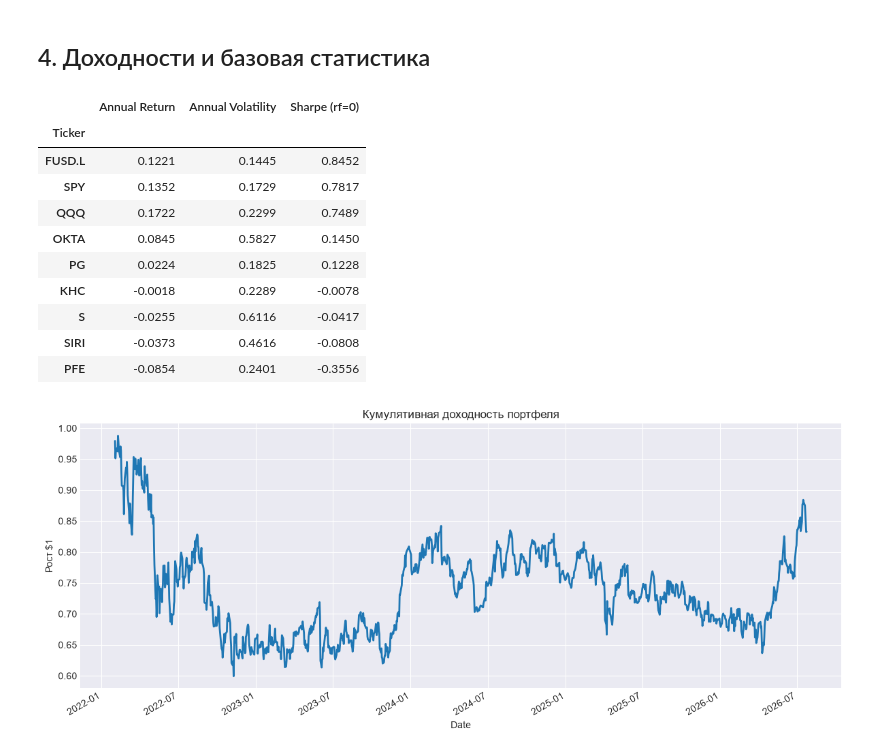
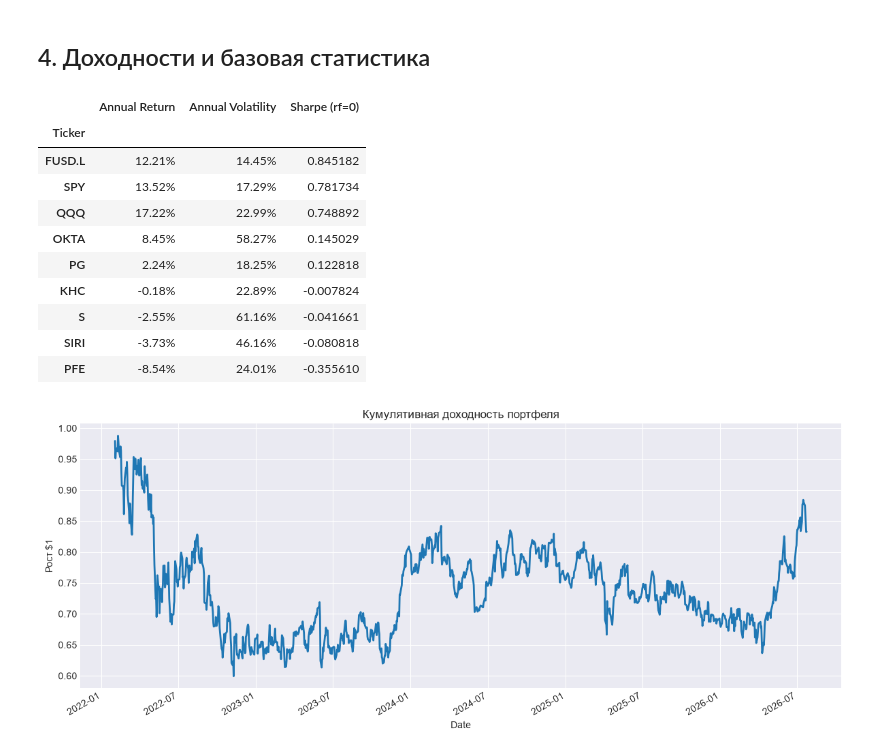
Before and after one commit to koss28/Portfolio_analysis, a Jupyter notebook: notebooks/portfolio risk analytics.ipynb, the cells around one changed output. Drawn from its saved outputs; the diff is of its cells as text; code cells hidden in the pictures.

```diff
--- a/notebooks/portfolio risk analytics.ipynb
+++ b/notebooks/portfolio risk analytics.ipynb
@@ -195,29 +197,32 @@ extreme_events.to_csv(
 # %%
 returns = prices_clean.pct_change().dropna()
 
 # Годовая доходность и волатильность по активам
 annual_return = returns.mean() * 252
 annual_vol = returns.std() * np.sqrt(252)
 
 stats_table = pd.DataFrame({
     'Annual Return': annual_return,
     'Annual Volatility': annual_vol,
     'Sharpe (rf=0)': annual_return / annual_vol
 }).sort_values('Sharpe (rf=0)', ascending=False)
 
-stats_table
+stats_table.style.format({
+    'Annual Return': "{:.2%}",
+    'Annual Volatility': "{:.2%}"}
+)
 # %% [output]
 |  | Annual Return | Annual Volatility | Sharpe (rf=0) |
 | Ticker |  |  |  |
-| FUSD.L | 0.1221 | 0.1445 | 0.8452 |
-| SPY | 0.1352 | 0.1729 | 0.7817 |
-| QQQ | 0.1722 | 0.2299 | 0.7489 |
-| OKTA | 0.0845 | 0.5827 | 0.1450 |
-| PG | 0.0224 | 0.1825 | 0.1228 |
-| KHC | -0.0018 | 0.2289 | -0.0078 |
-| S | -0.0255 | 0.6116 | -0.0417 |
-| SIRI | -0.0373 | 0.4616 | -0.0808 |
-| PFE | -0.0854 | 0.2401 | -0.3556 |
+| FUSD.L | 12.21% | 14.45% | 0.845182 |
+| SPY | 13.52% | 17.29% | 0.781734 |
+| QQQ | 17.22% | 22.99% | 0.748892 |
+| OKTA | 8.45% | 58.27% | 0.145029 |
+| PG | 2.24% | 18.25% | 0.122818 |
+| KHC | -0.18% | 22.89% | -0.007824 |
+| S | -2.55% | 61.16% | -0.041661 |
+| SIRI | -3.73% | 46.16% | -0.080818 |
+| PFE | -8.54% | 24.01% | -0.355610 |
 # %%
 # Доходность портфеля
 portfolio_returns = (returns[tickers] * weights).sum(axis=1)
```
Also changed, not shown: parts of 11 cells of this notebook, 2 other files.
